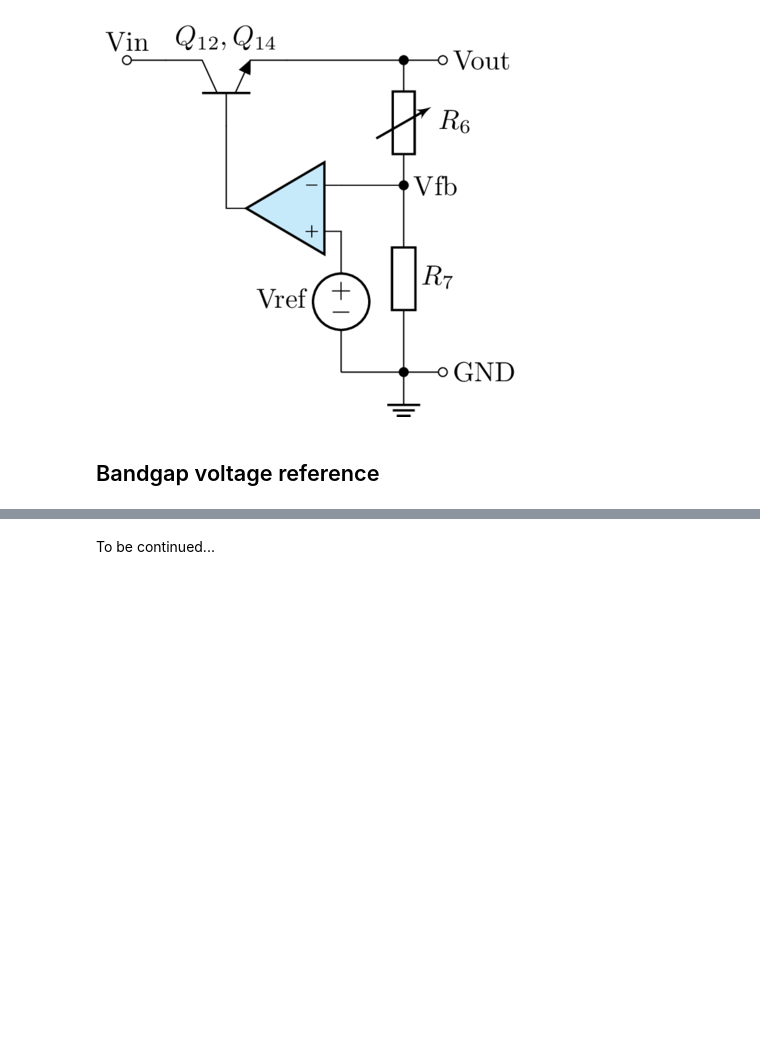
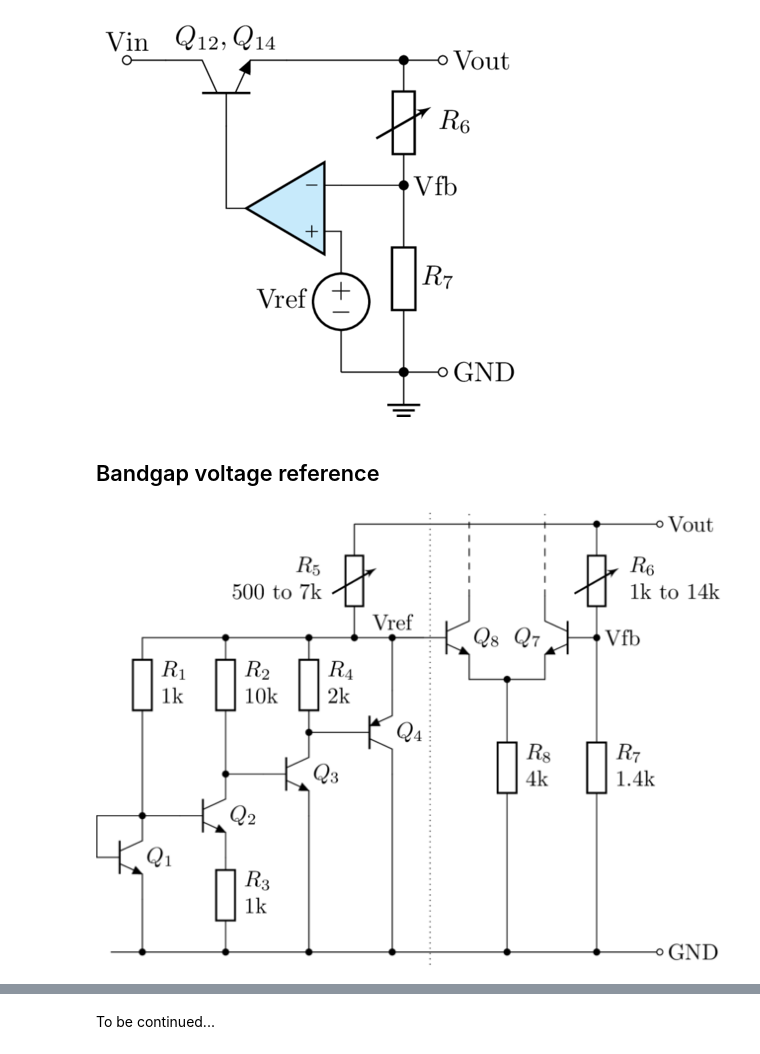
Before and after one commit to chenshuo/notes, a Jupyter notebook: notebooks/UA78L05.ipynb, the cells around one changed output, grey strips where cells are left out. Drawn from its saved outputs; the diff is of its cells as text; code cells hidden in the pictures; blank space fills up the shorter version.

```diff
--- a/notebooks/UA78L05.ipynb
+++ b/notebooks/UA78L05.ipynb
@@ -61,3 +61,68 @@ The internal schematic is from [_1977 Signetics Analog Data Manual_](http://www.
 [figure]
 # %% [markdown]
 ## Bandgap voltage reference
+# %%
+%%tikz -p circuitikz -s 640,600
+\ctikzset{european resistors, transistors/arrow pos=end, bipoles/length=1.2cm}
+\usetikzlibrary {math}
+\tikzmath{\x = 0.6;}
+
+\draw (0, 0) node [npn, anchor=B] (Q2) {$Q_2$};
+\draw (Q2.E)
+  to [R, l2={$R_3$ and 1k}, bipoles/length=1cm] ++(0, -1.2)
+  to [short, -*] ++(0, -0.3) coordinate (G);
+% \draw (Q2.B) node [npn, anchor=B, xscale=-1] (Q1) {\ctikzflipx{$Q_1$}};
+\draw (Q2.B) to [short, -*] ++(-\x,0) node [npn, anchor=C]  (Q1) {$Q_1$};
+\draw (Q1.B) |- (Q1.C);
+\draw (Q1.E) to [short, -*] (Q1.E |- G);
+\draw (Q2.C) to [short, *-] ++ (\x, 0)
+  node [npn, anchor=B] (Q3) {$Q_3$};
+\draw (Q3.E) to [short, -*] (Q3.E |- G);
+\draw (Q3.C) to [short, *-] ++ (\x, 0)
+  node [pnp, anchor=B] (Q4) {$Q_4$};
+\draw (Q4.C) to [short, -*] (Q4.C |- G);
+\draw (Q3.C)
+  to [R, l2_={$R_4$ and 2k}, bipoles/length=1cm] ++(0, 1.5) coordinate (Q8b);
+\draw (Q4.E) to [short, -*] (Q4.E |- Q8b)
+  to [short] ++(0.5, 0)
+  node [npn, anchor=B] (Q8) {$Q_8$};
+\draw (Q8b) to [short, *-] (Q8b -| Q1.C)
+  to [R, l2={$R_1$ and 1k}, bipoles/length=1cm] ++(0, -1.5) -- (Q1.C);
+\draw (Q2.C |- Q8b) node [circ] {}
+  to [R, l2={$R_2$ and 10k}, bipoles/length=1cm] ++(0, -1.5) -- (Q2.C);
+\draw (Q8.B)++(-0.5, 0)
+  node [above] {Vref}
+  ++(-0.6, 0) node [circ] {}
+  to [vR, mirror, l2={$R_5$ and {500 to 7k}}, l2 halign=r, bipoles/length=1cm] ++(0, 1.8)
+  % to [short, -o] ++(1, 0)
+coordinate (OUT) ;
+%node [right] {Vout};
+\draw (Q8.B) -- (Q8b);
+
+\draw (Q8) ++(1.2, 0)
+  node [npn, xscale=-1] (Q7) {\ctikzflipx{$Q_7$}};
+\draw (Q8.E) -- (Q7.E);
+\draw (Q8.E) ++(0.6, 0) node [circ] {}
+  to [R, n=R8, l2={$R_8$ and 4k}, bipoles/length=1cm] ++(0, -2.8)
+  to [short, -*] (R8|-G);
+
+% C1
+%\draw (Q7.C) to [short, -*] ++(0, 0.2)
+%  to [C, l={$C_1$}, bipoles/length=1cm] ++(1.2, 0) coordinate (C1)
+%  to [short, -*] (C1 |- Q7.B);
+
+\draw (Q7.B) to [short, -*] ++(0.1, 0) coordinate (R6)
+  node [right] {Vfb}
+  to [vR, mirror, l2_={$R_6$ and {1k to 14k}}, bipoles/length=1cm] (R6 |- OUT) -- (OUT);
+\draw (R6) to [short] (R6|-Q7.E)
+  to [R, l2={$R_7$ and 1.4k}, bipoles/length=1cm] ++(0, -2.8)
+  to [short, -*] (R6|-G);
+\draw (R6 |- OUT) to [short, *-o] ++(1, 0) coordinate (VOUT) node [right] {Vout};
+
+\draw (Q1.E |- G) ++(-0.5, 0) to [short, -o] (G-|VOUT) node [right] {GND};
+\draw [dashed] (Q8.C) to [short] ++(0, 1.3);
+\draw [dashed] (Q7.C) to [short] ++(0, 1.3);
+\draw (Q8.B) ++(0.1, 0) coordinate (DOT);
+\draw [dotted] (DOT|-G)++(0, -0.2) to [short] ++(0, 7.2);
+# %% [output]
+[figure, added]
```
Also changed, not shown: parts of 8 cells of this notebook, 1 other file.
